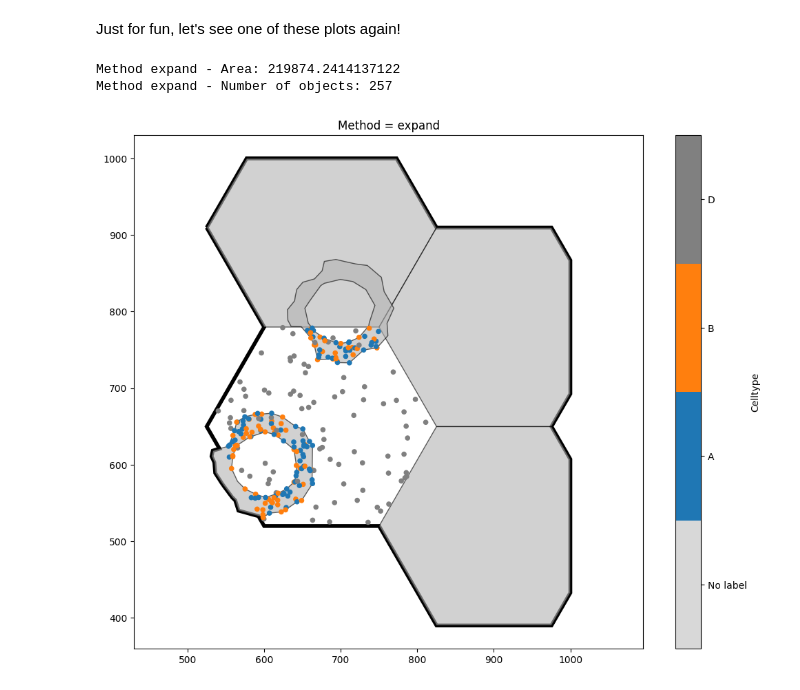
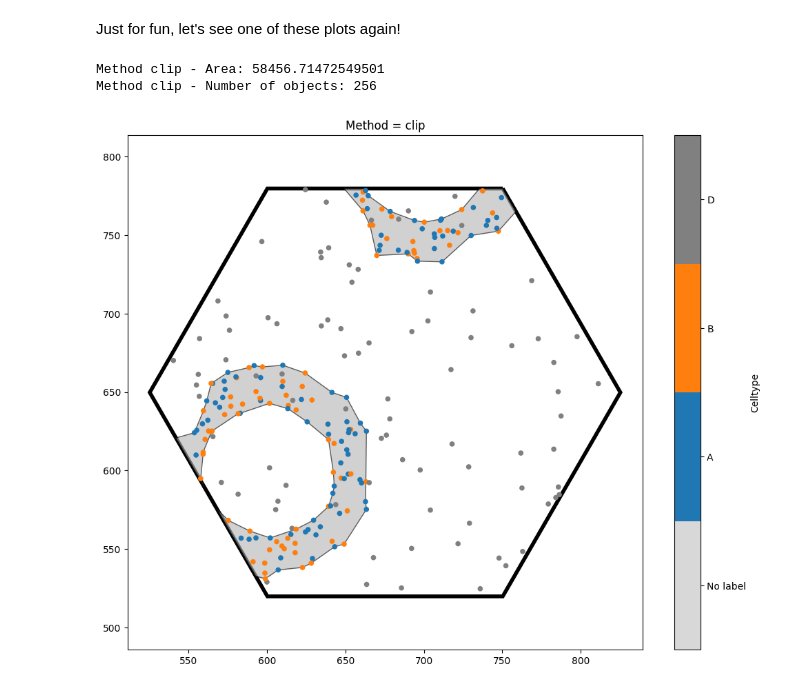
Before and after one commit to joshwillmoore1/MuSpAn-Public, a Jupyter notebook: tutorials/workflows/Workflows - 1 - Cropping a domain.ipynb, the cells around one changed output. Cells and saved outputs as stored; diff of their text form; code cells hidden in the pictures.

```diff
--- a/tutorials/workflows/Workflows - 1 - Cropping a domain.ipynb
+++ b/tutorials/workflows/Workflows - 1 - Cropping a domain.ipynb
@@ -146,15 +146,15 @@ for i, option in enumerate(['A','B','C','D']):
 # %% [markdown]
 Just for fun, let's see one of these plots again!
 # %%
-options = ['expand']
+options = ['clip']
 for i, option in enumerate(options):
     new_domain_dict = ms.helpers.crop_domain(domain, our_hexagon, handle_intersecting_objects=option)
     the_key = list(new_domain_dict.keys())[0]
     ms.visualise.visualise(new_domain_dict[the_key],'Celltype',show_boundary=True)
     plt.gca().set_title(f'Method = {option}')
     print(f'Method {option} - Area: {new_domain_dict[the_key].boundary.area}')
     print(f'Method {option} - Number of objects: {new_domain_dict[the_key].n_objects}')
 # %% [output]
-Method expand - Area: 219874.2414137122
-Method expand - Number of objects: 257
+Method clip - Area: 58456.71472549501
+Method clip - Number of objects: 256
-[figure, old version]
+[figure, new version]
```
